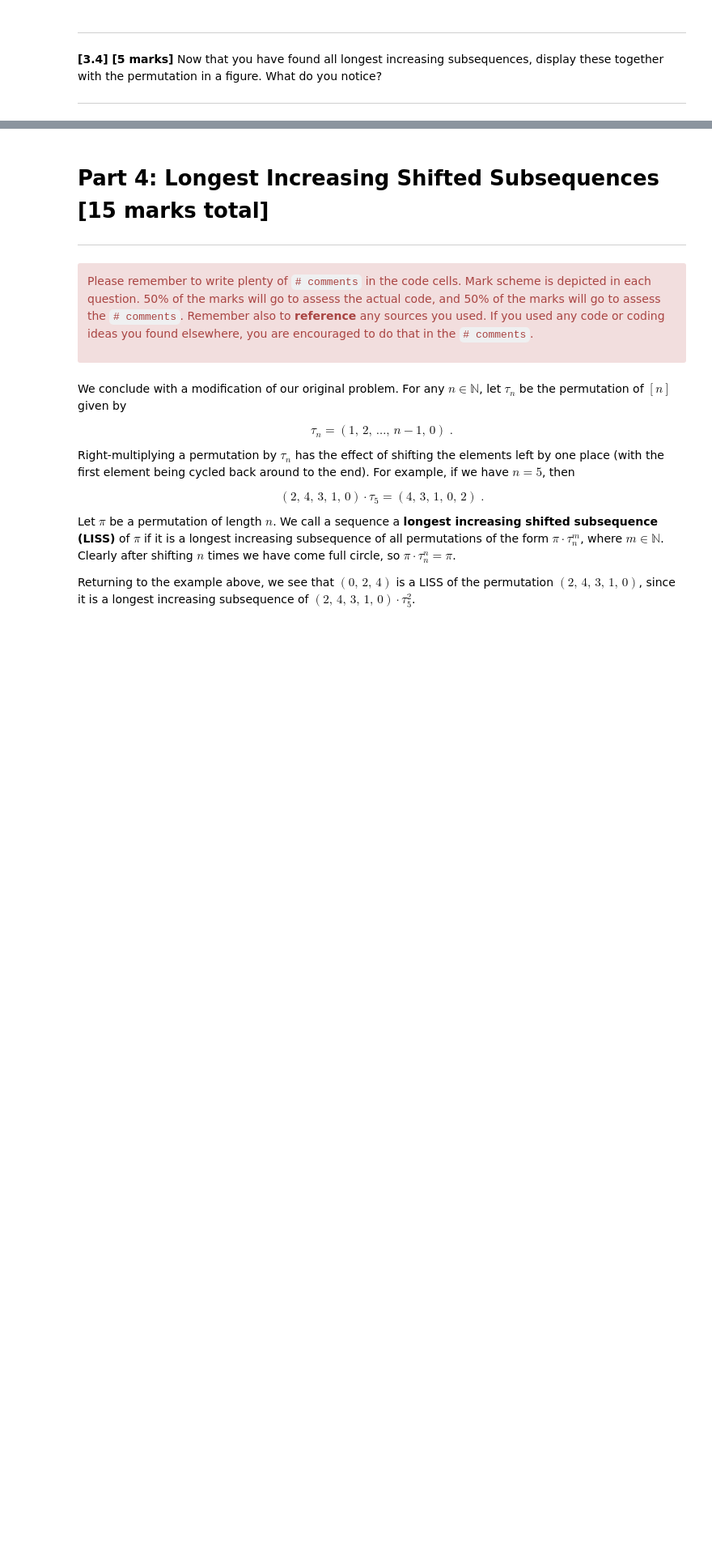
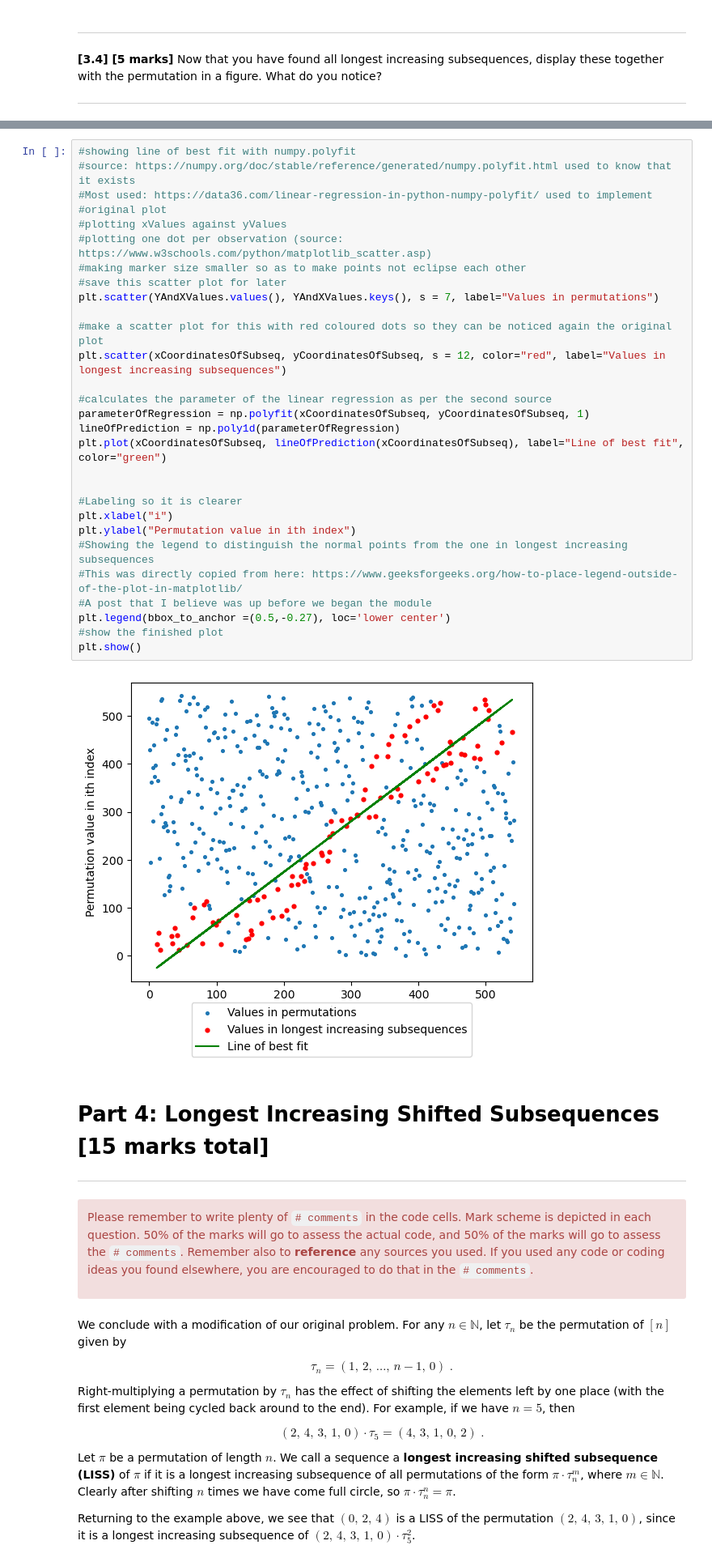
Before and after one commit to Felipepuiggarimedici/introToProgrammingPersonalProject, a Jupyter notebook: MTH5001_210477160.ipynb, the cells around one changed output, grey strips where cells are left out. Shown: that part at 81% size. Saved outputs shown, nothing was run; the diff lists cells and outputs as text; blank space fills up the shorter version.

```diff
--- a/MTH5001_210477160.ipynb
+++ b/MTH5001_210477160.ipynb
@@ -543,3 +675,34 @@ You will notice that it might take a minute or two to compute all those subseque
+# %%
+#showing line of best fit with numpy.polyfit
+#source: https://numpy.org/doc/stable/reference/generated/numpy.polyfit.html used to know that it exists
+#Most used: https://data36.com/linear-regression-in-python-numpy-polyfit/ used to implement
+#original plot
+#plotting xValues against yValues
+#plotting one dot per observation (source: https://www.w3schools.com/python/matplotlib_scatter.asp)
+#making marker size smaller so as to make points not eclipse each other
+#save this scatter plot for later
+plt.scatter(YAndXValues.values(), YAndXValues.keys(), s = 7, label="Values in permutations")
+
+#make a scatter plot for this with red coloured dots so they can be noticed again the original plot
+plt.scatter(xCoordinatesOfSubseq, yCoordinatesOfSubseq, s = 12, color="red", label="Values in longest increasing subsequences")
+
+#calculates the parameter of the linear regression as per the second source
+parameterOfRegression = np.polyfit(xCoordinatesOfSubseq, yCoordinatesOfSubseq, 1)
+lineOfPrediction = np.poly1d(parameterOfRegression)
+plt.plot(xCoordinatesOfSubseq, lineOfPrediction(xCoordinatesOfSubseq), label="Line of best fit", color="green")
+
+
+#Labeling so it is clearer
+plt.xlabel("i")
+plt.ylabel("Permutation value in ith index")
+#Showing the legend to distinguish the normal points from the one in longest increasing subsequences
+#This was directly copied from here: https://www.geeksforgeeks.org/how-to-place-legend-outside-of-the-plot-in-matplotlib/
+#A post that I believe was up before we began the module
+plt.legend(bbox_to_anchor =(0.5,-0.27), loc='lower center')
+#show the finished plot
+plt.show()
+# %% [output]
+[figure, added]
 # %% [markdown]
 
 # Part 4: Longest Increasing Shifted Subsequences [15 marks total]
```
Also changed, not shown: parts of 11 cells of this notebook, 1 other file.
